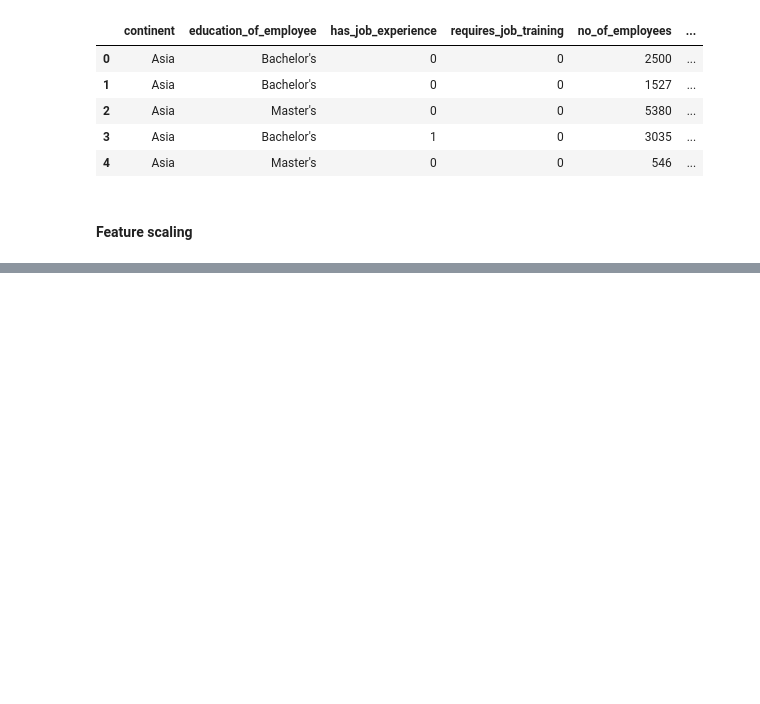
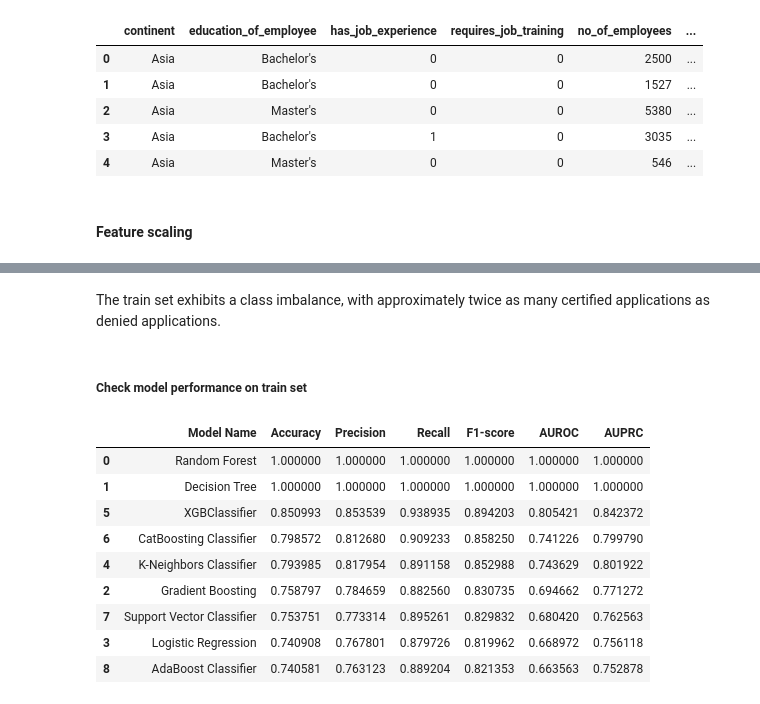
Before and after one commit to wanyingng/visa-approval-prediction, a Jupyter notebook: notebook/model_training.ipynb, the cells around one changed output, grey strips where cells are left out. Saved outputs shown, nothing was run; the diff lists cells and outputs as text; code cells hidden in the pictures; blank space fills up the shorter version.

```diff
--- a/notebook/model_training.ipynb
+++ b/notebook/model_training.ipynb
@@ -917,10 +960,11 @@ from catboost import CatBoostClassifier
 # %%
 def evaluate_clf(y, y_pred):
     acc = accuracy_score(y, y_pred)
-    f1 = f1_score(y, y_pred)
     precision = precision_score(y, y_pred)
     recall = recall_score(y, y_pred)
+    f1 = f1_score(y, y_pred)
     auroc = roc_auc_score(y, y_pred)
-    return acc, f1 , precision, recall, auroc
+    auprc = average_precision_score(y, y_pred)
+    return acc, precision, recall, f1, auroc, auprc
 # %%
 models = {
@@ -993,3 +1035,20 @@ Counter(y_train)
+# %% [markdown]
+The train set exhibits a class imbalance, with approximately twice as many certified applications as denied applications.
 # %%
-base_model_report = evaluate_models(X_train=X_train, y_train=y_train,
-                                    X_test=X_val, y_test=y_val, models=models)
+train_perf_report, val_perf_report = evaluate_models(X_train=X_train, y_train=y_train,
+                                                     X_val=X_val, y_val=y_val, models=models)
+# %% [markdown]
+##### Check model performance on train set
+# %%
+train_perf_report
+# %% [output]
+|  | Model Name | Accuracy | Precision | Recall | F1-score | AUROC | AUPRC |
+| 0 | Random Forest | 1.000000 | 1.000000 | 1.000000 | 1.000000 | 1.000000 | 1.000000 |
+| 1 | Decision Tree | 1.000000 | 1.000000 | 1.000000 | 1.000000 | 1.000000 | 1.000000 |
+| 5 | XGBClassifier | 0.850993 | 0.853539 | 0.938935 | 0.894203 | 0.805421 | 0.842372 |
+| 6 | CatBoosting Classifier | 0.798572 | 0.812680 | 0.909233 | 0.858250 | 0.741226 | 0.799790 |
+| 4 | K-Neighbors Classifier | 0.793985 | 0.817954 | 0.891158 | 0.852988 | 0.743629 | 0.801922 |
+| 2 | Gradient Boosting | 0.758797 | 0.784659 | 0.882560 | 0.830735 | 0.694662 | 0.771272 |
+| 7 | Support Vector Classifier | 0.753751 | 0.773314 | 0.895261 | 0.829832 | 0.680420 | 0.762563 |
+| 3 | Logistic Regression | 0.740908 | 0.767801 | 0.879726 | 0.819962 | 0.668972 | 0.756118 |
+| 8 | AdaBoost Classifier | 0.740581 | 0.763123 | 0.889204 | 0.821353 | 0.663563 | 0.752878 |
```
Also changed, not shown: parts of 49 cells of this notebook.
